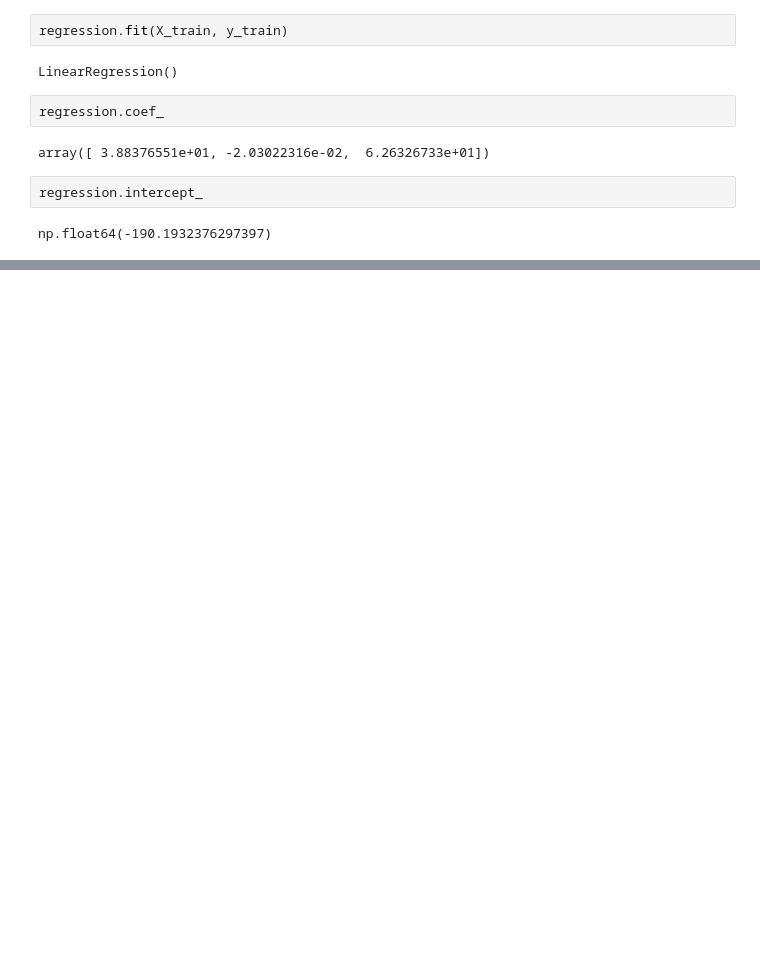
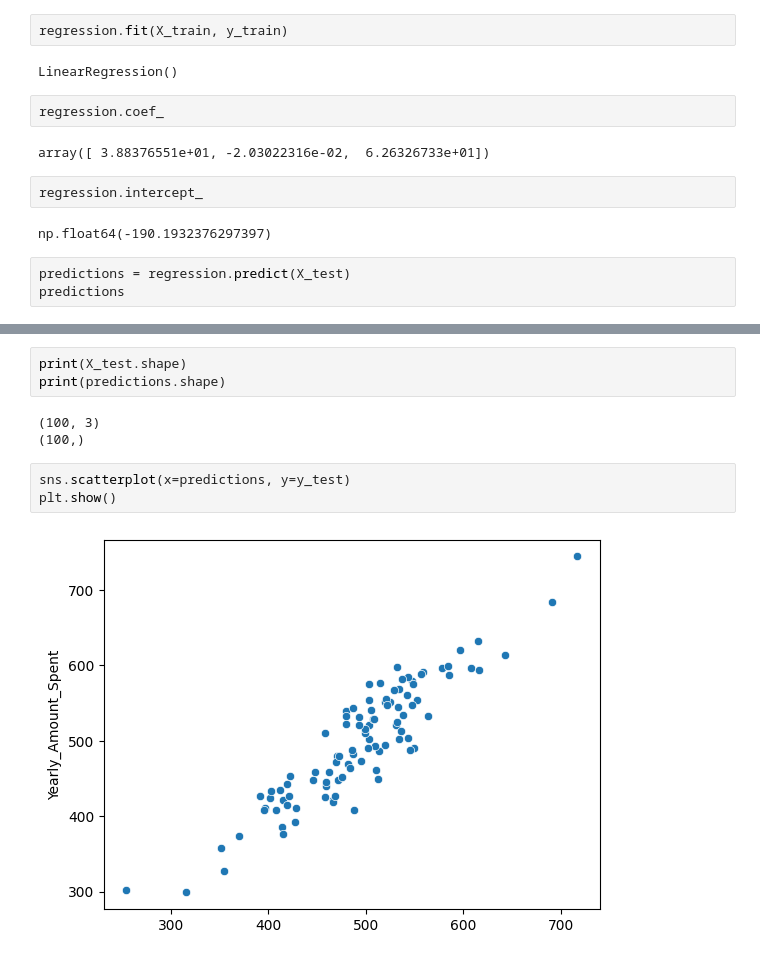
Before and after one commit to dilliram-code/Linear-Regression-E-commerrce-Project, a Jupyter notebook: e-commerceProject.ipynb, the cells around one changed output, grey strips where cells are left out. Saved outputs shown, nothing was run; the diff lists cells and outputs as text; blank space fills up the shorter version.

Commit message:
plot: scatterplot for x=predictions and y = y_test

```diff
--- a/e-commerceProject.ipynb
+++ b/e-commerceProject.ipynb
@@ -124,3 +124,6 @@ array([ 3.88376551e+01, -2.03022316e-02,  6.26326733e+01])
 regression.intercept_
 # %% [output]
 np.float64(-190.1932376297397)
+# %%
+predictions = regression.predict(X_test)
+predictions
@@ -126,0 +148,11 @@ np.float64(-190.1932376297397)
+# %%
+print(X_test.shape)
+print(predictions.shape)
+# %% [output]
+(100, 3)
+(100,)
+# %%
+sns.scatterplot(x=predictions, y=y_test)
+plt.show()
+# %% [output]
+[figure, added]
```
Also changed, not shown: parts of 1 cell of this notebook.
